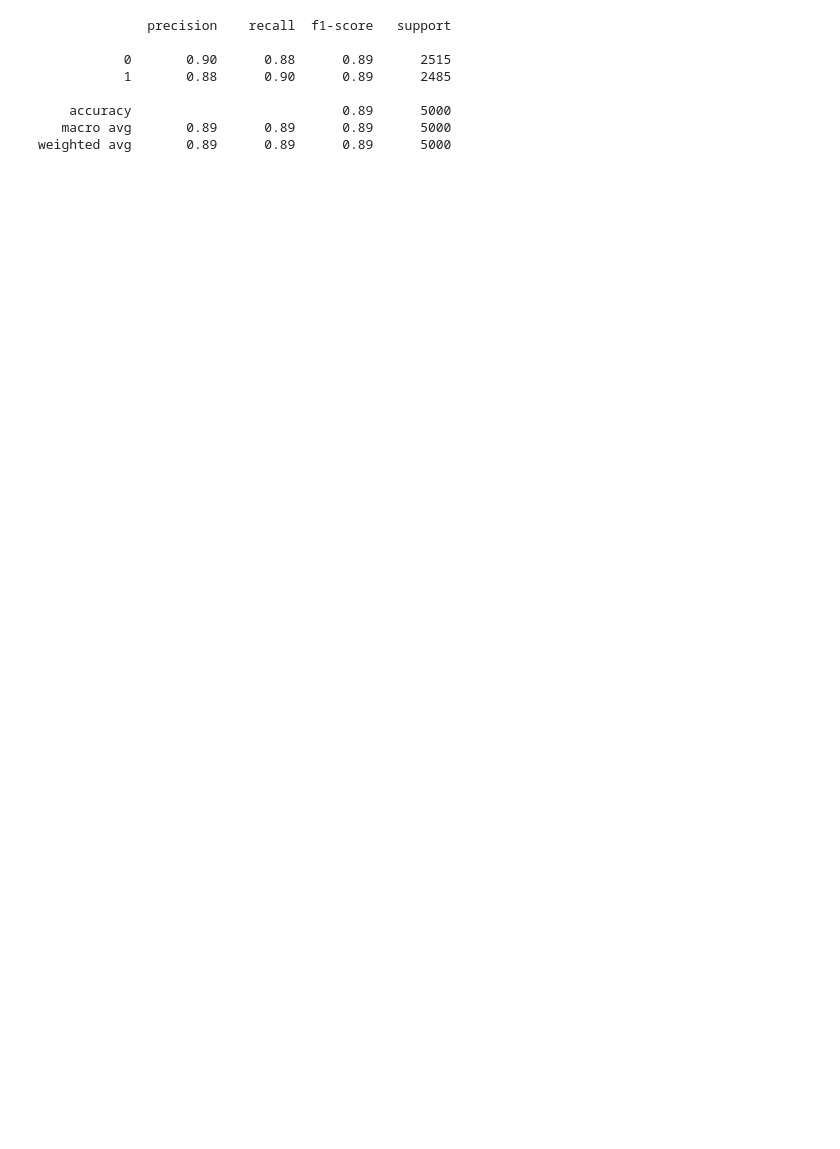
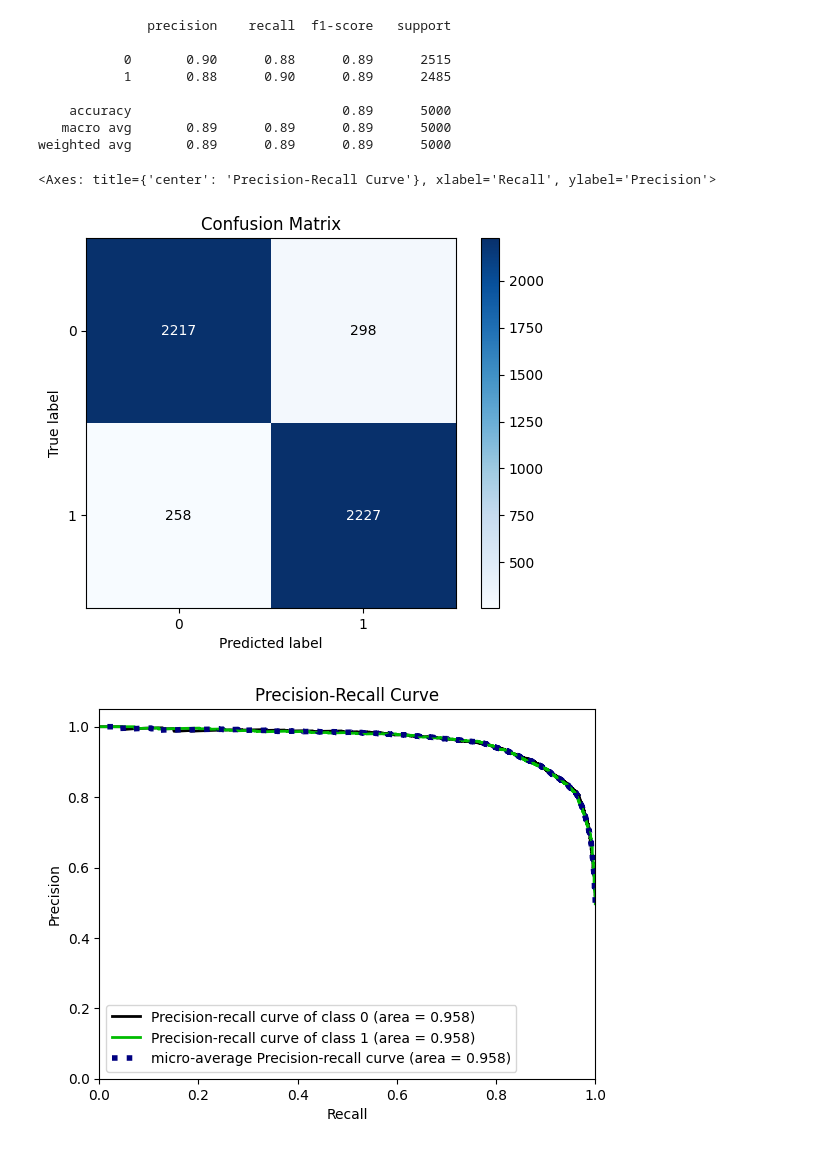
Before and after one commit to irwanmaulana42/google-collab, a Jupyter notebook: NLP SVM Movie Reviews.ipynb, the cells around one changed output. Cells and saved outputs as stored; diff of their text form; code cells hidden in the pictures; blank space fills up the shorter version.

```diff
--- a/NLP SVM Movie Reviews.ipynb
+++ b/NLP SVM Movie Reviews.ipynb
@@ -42,10 +44,6 @@ y = df['label']
 X_train, X_test, y_train, y_test = train_test_split(X, y, test_size=0.2, random_state=42)
 
 # Train SVM classifier
-clf = SVC(kernel='linear')
+clf = SVC(kernel='linear', probability=True)
 clf.fit(X_train, y_train)
-
-# Test classifier with test data
-accuracy = clf.score(X_test, y_test)
-print("Accuracy:", accuracy)
 # %% [output]
@@ -53,22 +73,32 @@ Accuracy: 0.8888
 # %%
+import scikitplot as skplt
 from sklearn.metrics import classification_report
 
 y_pred = clf.predict(X_test)
 
 # Generate classification report
 report = classification_report(y_test, y_pred)
 
 # Print report
 print(report)
+
+# Plot confusion matrix
+skplt.metrics.plot_confusion_matrix(y_test, y_pred)
+
+# Plot precision-recall curve
+skplt.metrics.plot_precision_recall(y_test, clf.predict_proba(X_test))
 # %% [output]
               precision    recall  f1-score   support
 
            0       0.90      0.88      0.89      2515
            1       0.88      0.90      0.89      2485
 
     accuracy                           0.89      5000
    macro avg       0.89      0.89      0.89      5000
 weighted avg       0.89      0.89      0.89      5000
+<Axes: title={'center': 'Precision-Recall Curve'}, xlabel='Recall', ylabel='Precision'>
+[figure, added]
+[figure, added]
 # %%
 import random
 
```
Also changed, not shown: parts of 5 cells of this notebook.
